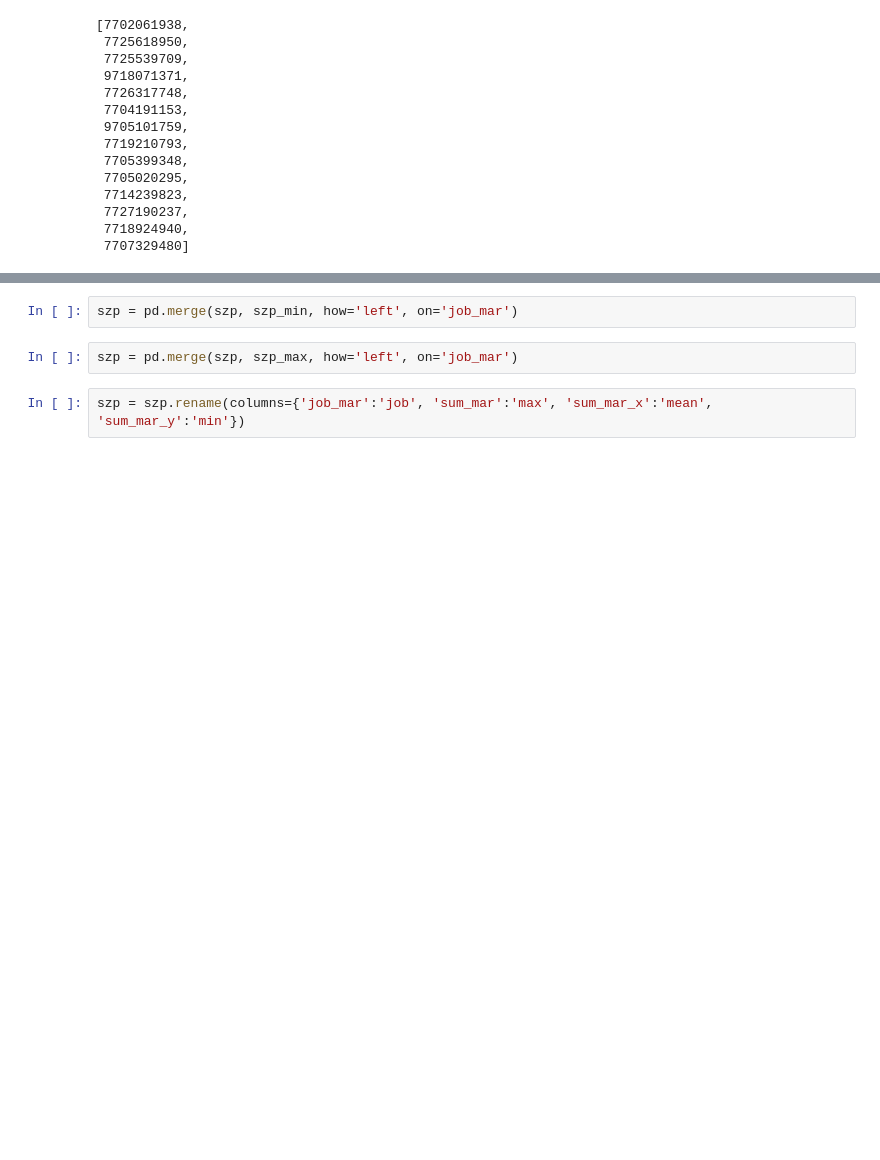
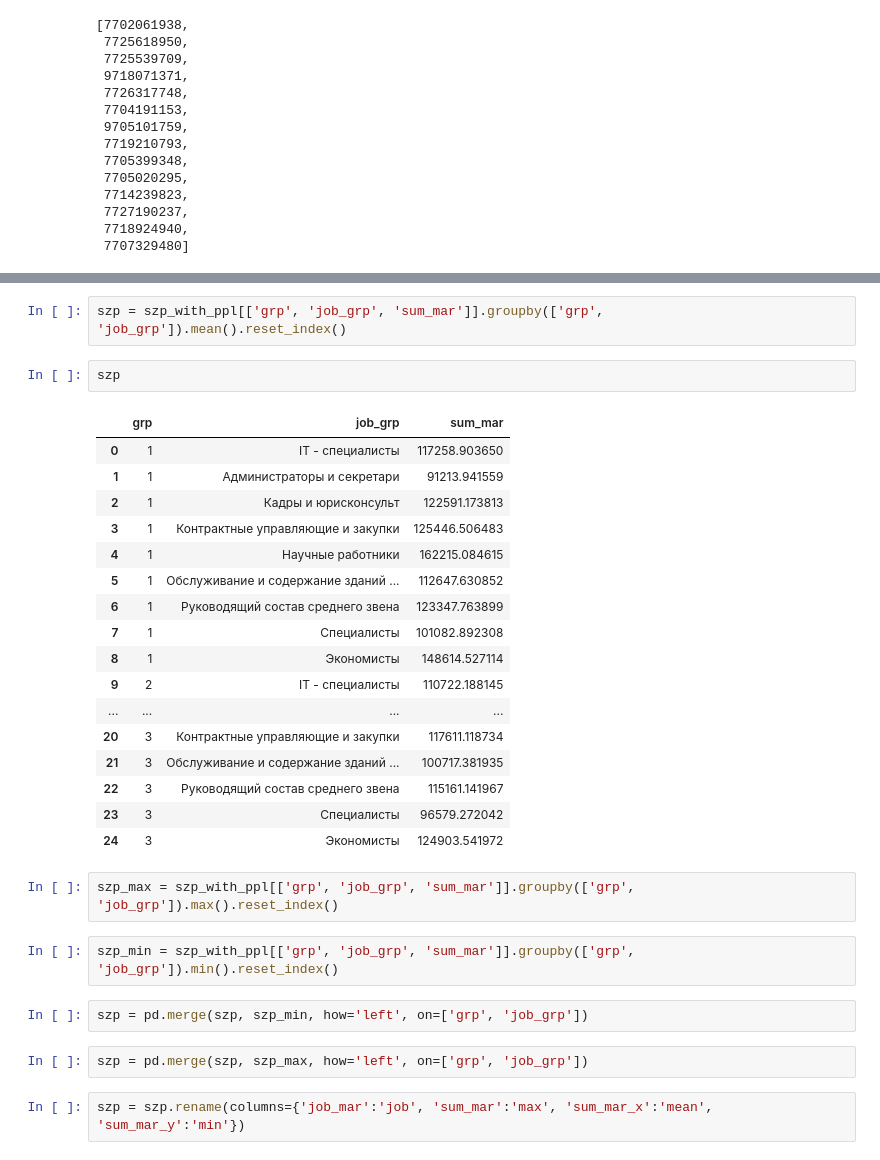
Before and after one commit to Mr-Maxraw/cfo-parser, a Jupyter notebook: counting/200+_check_mar.ipynb, the cells around one changed output, grey strips where cells are left out. Drawn from its saved outputs; the diff is of its cells as text; blank space fills up the shorter version.

```diff
--- a/counting/200+_check_mar.ipynb
+++ b/counting/200+_check_mar.ipynb
@@ -455,7 +582,33 @@ szp_min = for_szp[for_szp.inn.isin(gku_inn) == False][['job_mar', 'sum_mar']].gr
+# %%
+szp = szp_with_ppl[['grp', 'job_grp', 'sum_mar']].groupby(['grp', 'job_grp']).mean().reset_index()
+# %%
+szp
+# %% [output]
+|  | grp | job_grp | sum_mar |
+| 0 | 1 | IT - специалисты | 117258.903650 |
+| 1 | 1 | Администраторы и секретари | 91213.941559 |
+| 2 | 1 | Кадры и юрисконсульт | 122591.173813 |
+| 3 | 1 | Контрактные управляющие и закупки | 125446.506483 |
+| 4 | 1 | Научные работники | 162215.084615 |
+| 5 | 1 | Обслуживание и содержание зданий ... | 112647.630852 |
+| 6 | 1 | Руководящий состав среднего звена | 123347.763899 |
+| 7 | 1 | Специалисты | 101082.892308 |
+| 8 | 1 | Экономисты | 148614.527114 |
+| 9 | 2 | IT - специалисты | 110722.188145 |
+| ... | ... | ... | ... |
+| 20 | 3 | Контрактные управляющие и закупки | 117611.118734 |
+| 21 | 3 | Обслуживание и содержание зданий ... | 100717.381935 |
+| 22 | 3 | Руководящий состав среднего звена | 115161.141967 |
+| 23 | 3 | Специалисты | 96579.272042 |
+| 24 | 3 | Экономисты | 124903.541972 |
+# %%
+szp_max = szp_with_ppl[['grp', 'job_grp', 'sum_mar']].groupby(['grp', 'job_grp']).max().reset_index()
+# %%
+szp_min = szp_with_ppl[['grp', 'job_grp', 'sum_mar']].groupby(['grp', 'job_grp']).min().reset_index()
 # %%
-szp = pd.merge(szp, szp_min, how='left', on='job_mar')
+szp = pd.merge(szp, szp_min, how='left', on=['grp', 'job_grp'])
 # %%
-szp = pd.merge(szp, szp_max, how='left', on='job_mar')
+szp = pd.merge(szp, szp_max, how='left', on=['grp', 'job_grp'])
 # %%
 szp = szp.rename(columns={'job_mar':'job', 'sum_mar':'max', 'sum_mar_x':'mean', 'sum_mar_y':'min'})
 # %%
```
Also changed, not shown: parts of 16 cells of this notebook, 6 other files.
